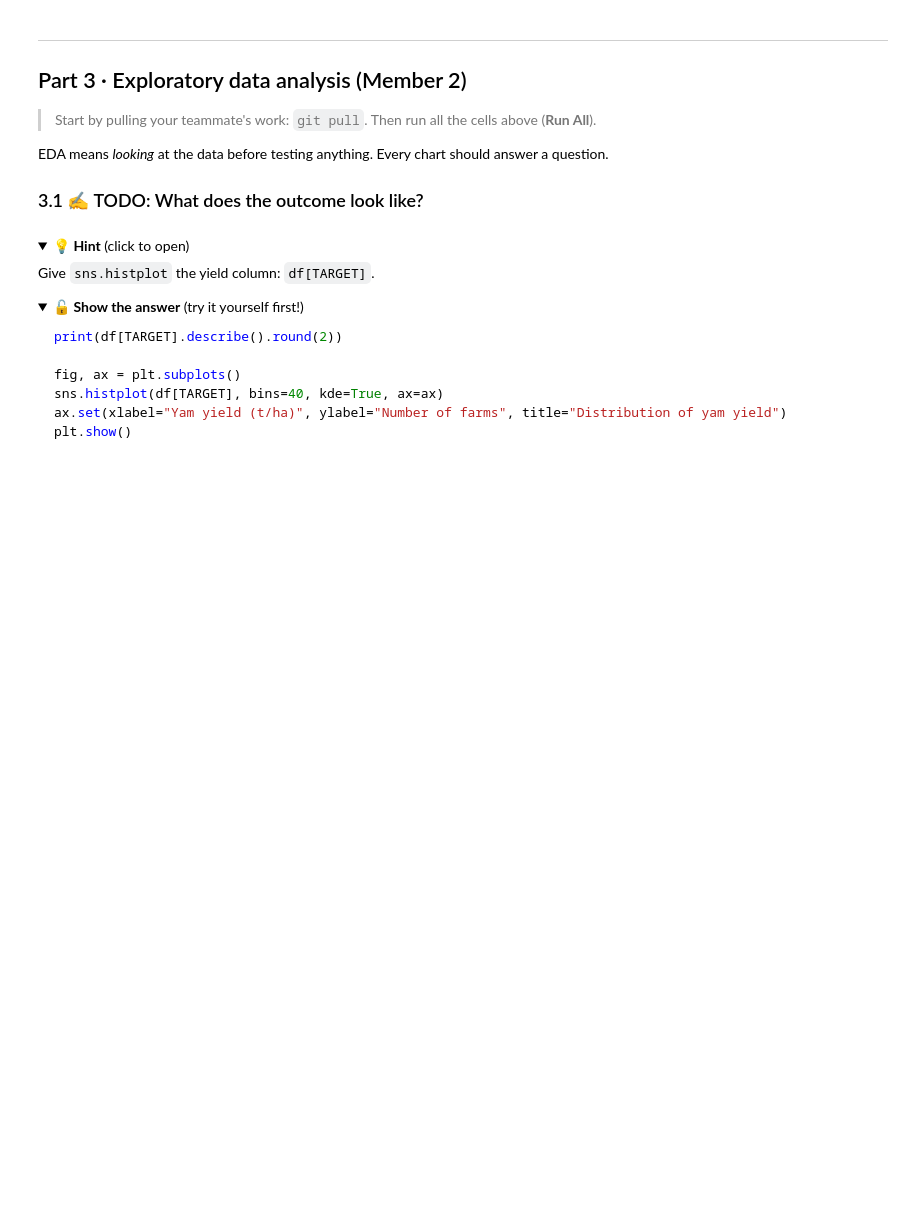
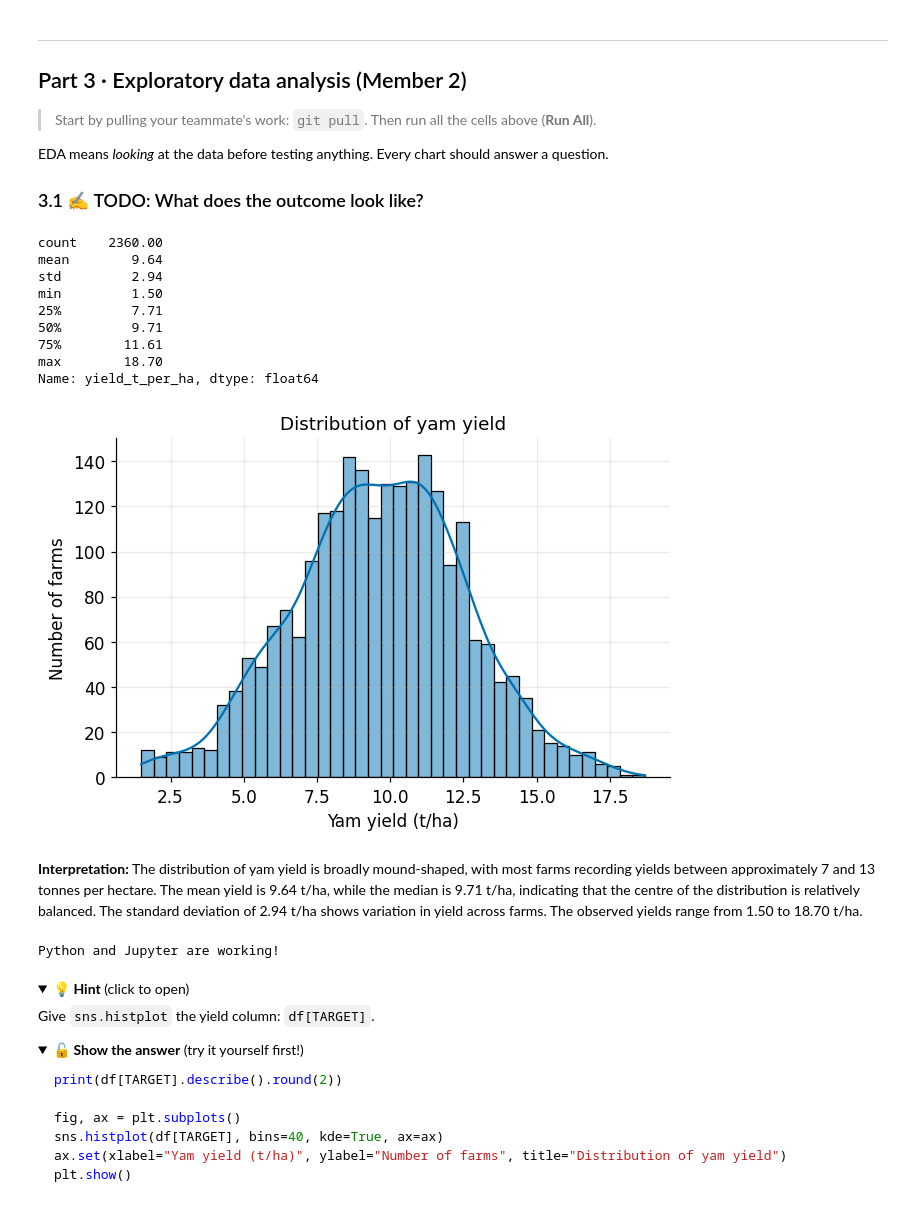
Before and after one commit to Emmasun1013/nsuk-ds-group-05, a Jupyter notebook: notebooks/group_project.ipynb, the cells around one changed output. Cells and saved outputs as stored; diff of their text form; code cells hidden in the pictures; folded sections open; blank space fills up the shorter version.

```diff
--- a/notebooks/group_project.ipynb
+++ b/notebooks/group_project.ipynb
@@ -458,5 +644,5 @@ MONTH_MAP = {
     "apr": "April",    "04": "April",
 }
 
-df["planting_month"] = df["planting_month"].astype(str).str.strip().str.lower().str[:____].map(MONTH_MAP)
+df["planting_month"] = df["planting_month"].astype(str).str.strip().str.lower().str[:3].map(MONTH_MAP)
 df["planting_month"].value_counts(dropna=False)
@@ -492,13 +689,13 @@ check("Planting month has the 5 full month names",
 - **Revenue:** first remove `N`, `₦` and commas with `.str.replace(...)`, then convert.
 - **Rainfall:** replace the code `-999` with `np.nan` (a proper missing value).
 # %%
-df["fertilizer_kg_per_ha"] = pd.to_numeric(df["fertilizer_kg_per_ha"], errors="____")
+df["fertilizer_kg_per_ha"] = pd.to_numeric(df["fertilizer_kg_per_ha"], errors="coerce")
 
 df["harvest_revenue_naira"] = pd.to_numeric(
     df["harvest_revenue_naira"].astype(str).str.replace(r"[N₦,]", "", regex=True),
     errors="coerce",
 )
 
-df["rainfall_mm"] = df["rainfall_mm"].replace(____, np.nan)
+df["rainfall_mm"] = df["rainfall_mm"].replace(-999, np.nan)
 
 df[["fertilizer_kg_per_ha", "harvest_revenue_naira", "rainfall_mm"]].describe().round(1)
@@ -538,7 +750,7 @@ VALID_RANGES = {
     "farmer_age": (15, 90),
     "farm_size_ha": (0.05, 50),
     "mound_density_per_ha": (2000, 25000),
-    "yield_t_per_ha": (____, ____),
+    "yield_t_per_ha": (0.5, 40),
 }
 
 for col, (low, high) in VALID_RANGES.items():
@@ -575,5 +796,5 @@ check("Yields of 0 removed", (df["yield_t_per_ha"] == 0).sum() == 0, "Did you ad
 ### 2.8 ✍️ TODO: Drop rows with no outcome
 A farm without a yield value cannot be used to study yield. Drop those rows (only those!).
 # %%
-df = df.dropna(subset=[____]).reset_index(drop=True)
+df = df.dropna(subset=["yield_t_per_ha"]).reset_index(drop=True)
 print("Final clean data:", df.shape)
@@ -631,10 +867,27 @@ EDA means *looking* at the data before testing anything. Every chart should answ
 # %%
 print(df[TARGET].describe().round(2))
 
 fig, ax = plt.subplots()
-sns.histplot(____, bins=40, kde=True, ax=ax)
+sns.histplot(df[TARGET], bins=40, kde=True, ax=ax)
 ax.set(xlabel="Yam yield (t/ha)", ylabel="Number of farms", title="Distribution of yam yield")
 plt.show()
+# %% [output]
+count    2360.00
+mean        9.64
+std         2.94
+min         1.50
+25%         7.71
+50%         9.71
+75%        11.61
+max        18.70
+Name: yield_t_per_ha, dtype: float64
+[figure, added]
+# %% [markdown]
+**Interpretation:** The distribution of yam yield is broadly mound-shaped, with most farms recording yields between approximately 7 and 13 tonnes per hectare. The mean yield is 9.64 t/ha, while the median is 9.71 t/ha, indicating that the centre of the distribution is relatively balanced. The standard deviation of 2.94 t/ha shows variation in yield across farms. The observed yields range from 1.50 to 18.70 t/ha.
+# %%
+print("Python and Jupyter are working!")
+# %% [output]
+Python and Jupyter are working!
 # %% [markdown]
 <details><summary>💡 <b>Hint</b> (click to open)</summary>
 
```
Also changed, not shown: parts of 95 cells of this notebook, 14 other files.
